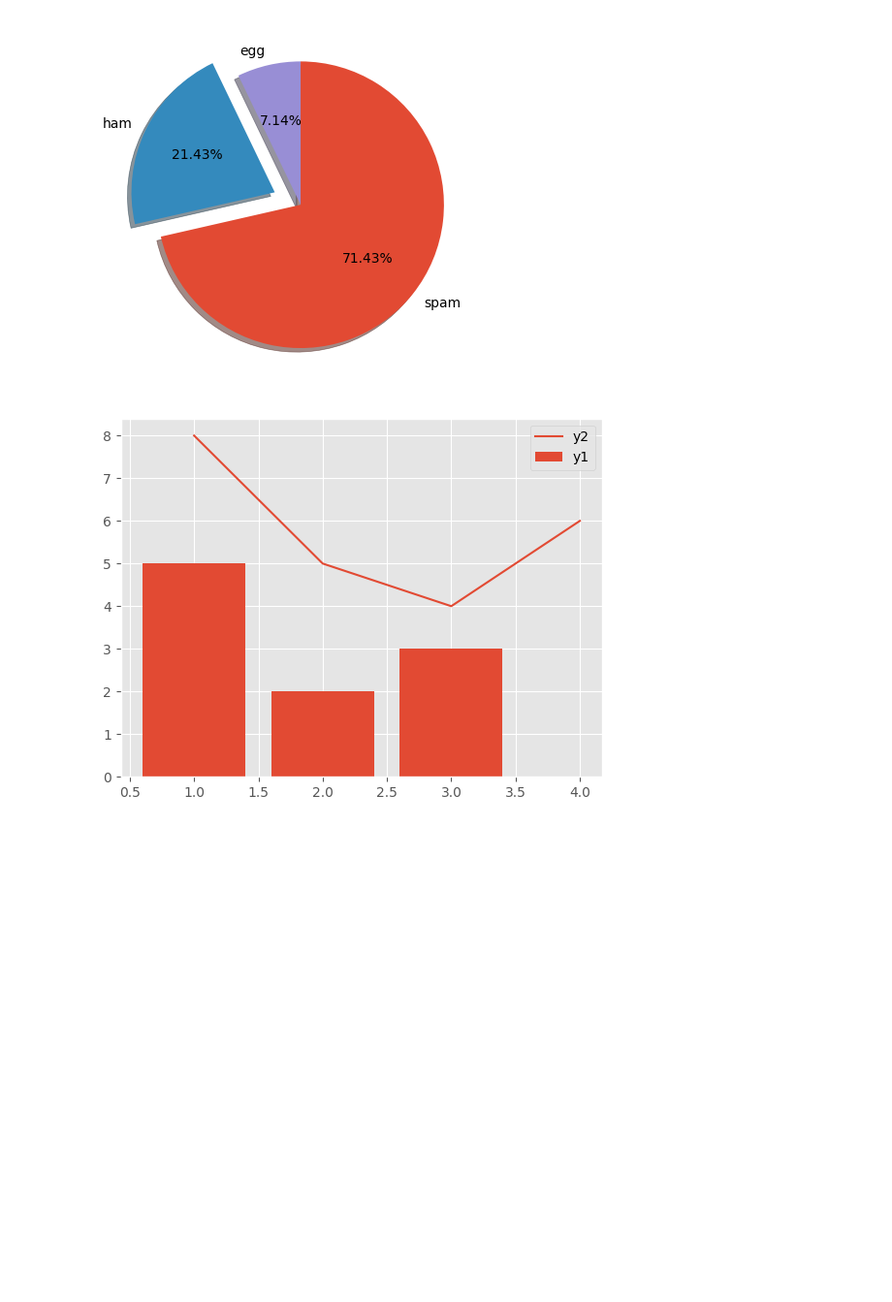
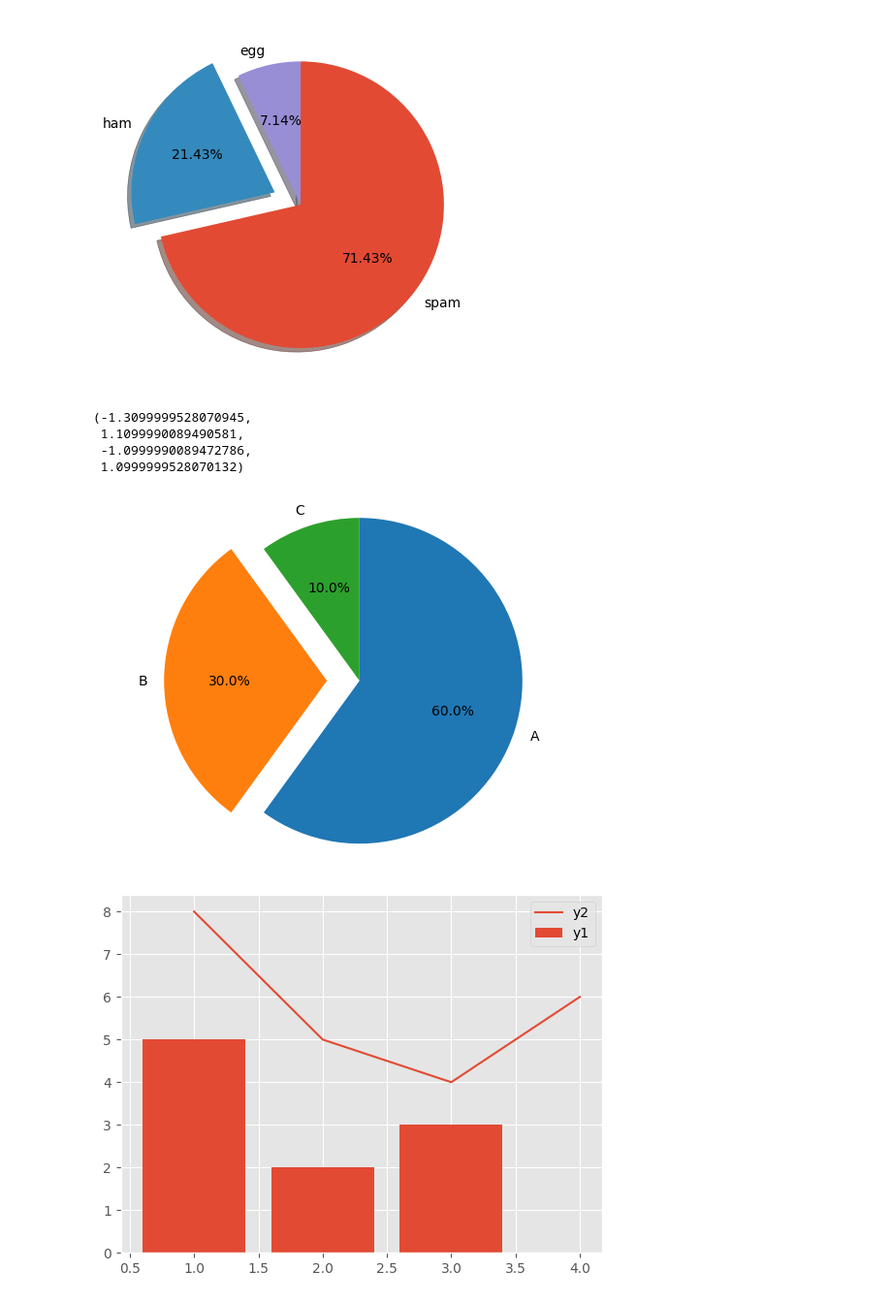
Before and after one commit to Apoaporon/python_study, a Jupyter notebook: src/data_analytics/matplotlib_study.ipynb, the cells around one changed output. Shown: that part at 97% size. Cells and saved outputs as stored; diff of their text form; code cells hidden in the pictures; blank space fills up the shorter version.

```diff
--- a/python_study_matplotlib.ipynb
+++ b/src/data_analytics/matplotlib_study.ipynb
@@ -327,6 +327,31 @@ ax.pie(x, labels=labels, startangle=90, counterclock=False, shadow=True, autopct
 plt.show()
 # %% [output]
 [figure]
+# %%
+
+labels = ['A', 'B', 'C']
+x = [6, 3, 1]
+explode = [0, 0.2, 0]
+fig, ax = plt.subplots()
+# pieメソッドの引数「autopct='%1.1f%%'」で、「60.0%」などの割合を表示しています。「%1.1f%%」は左から順番に以下を指定しています。
+# % → 書式化演算子
+# 1 → 最小桁数
+# .1f → 小数点以下の桁数
+# % → 書式化演算子
+# % → 「%」の表示
+ax.pie(x,
+       labels=labels,
+       startangle=90, # 3時の位置から90度回転
+       counterclock=False, # 本来は反時計回りだが、Falseなので時計回り
+       autopct='%1.1f%%',
+       explode=explode)
+ax.axis('equal')
+# %% [output]
+(-1.3099999528070945,
+ 1.1099990089490581,
+ -1.0999990089472786,
+ 1.0999999528070132)
+[figure, added]
 # %%
 # 複数グラフを組み合わせる
 fig, ax = plt.subplots()
```
Also changed, not shown: parts of 1 cell of this notebook, 2 other files.
